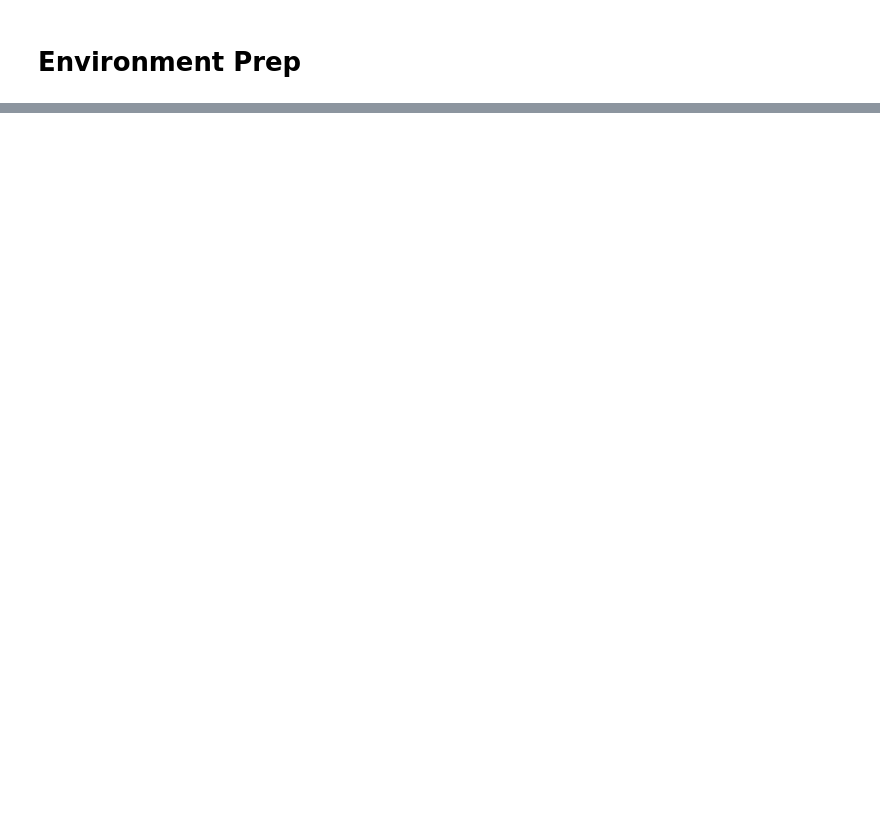
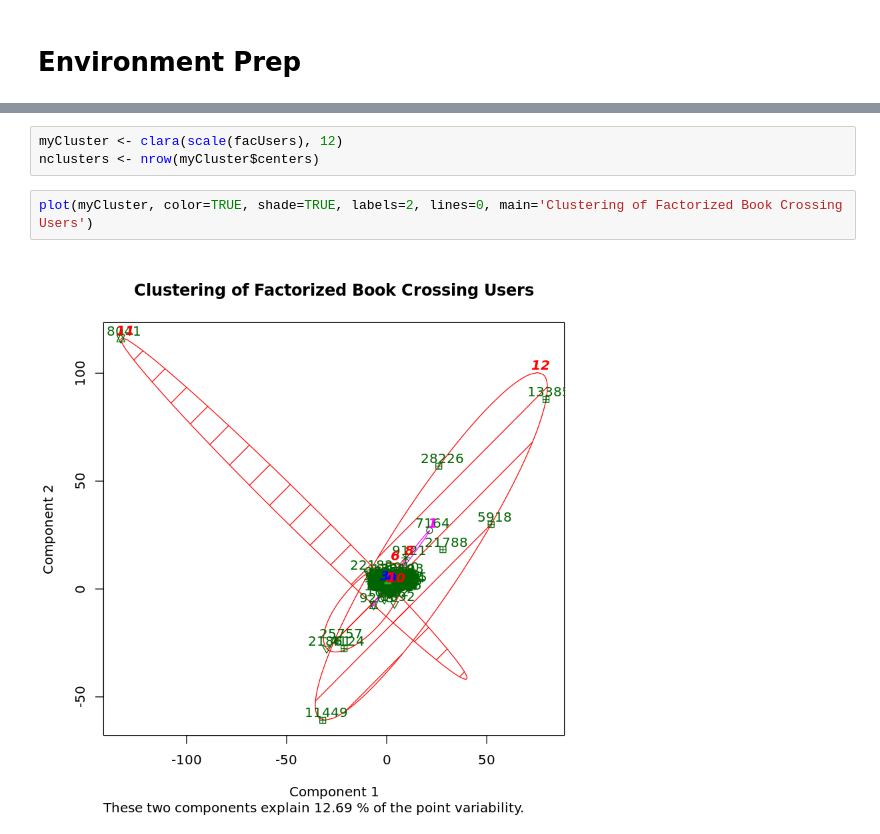
Before and after one commit to wwells/CUNY_DATA_643, a Jupyter notebook: FinalProject/FProject_DataPrep_Modeling_P4.ipynb, the cells around one changed output, grey strips where cells are left out. Cells and saved outputs as stored; diff of their text form; blank space fills up the shorter version.

```diff
--- a/FinalProject/FProject_DataPrep_Modeling_P4.ipynb
+++ b/FinalProject/FProject_DataPrep_Modeling_P4.ipynb
@@ -37,0 +61,7 @@ head(indexBook)
+# %%
+myCluster <- clara(scale(facUsers), 12)
+nclusters <- nrow(myCluster$centers)
+# %%
+plot(myCluster, color=TRUE, shade=TRUE, labels=2, lines=0, main='Clustering of Factorized Book Crossing Users')
+# %% [output]
+[figure, added]
```
Also changed, not shown: parts of 30 cells of this notebook, 7 other files.
